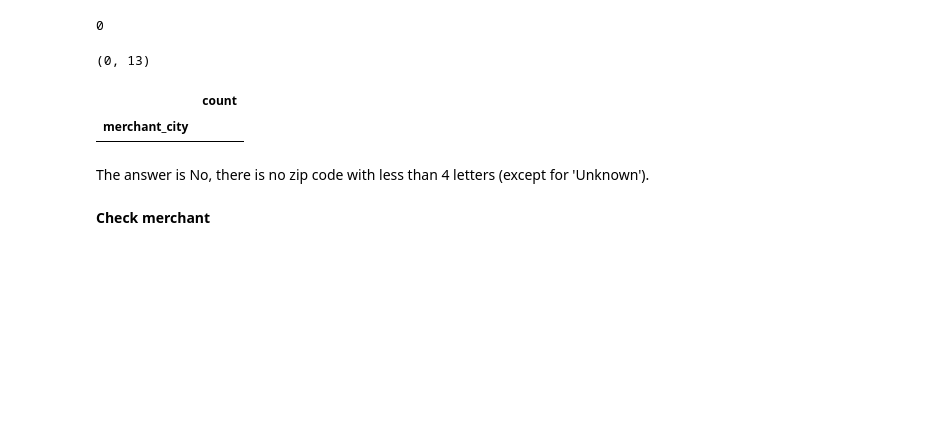
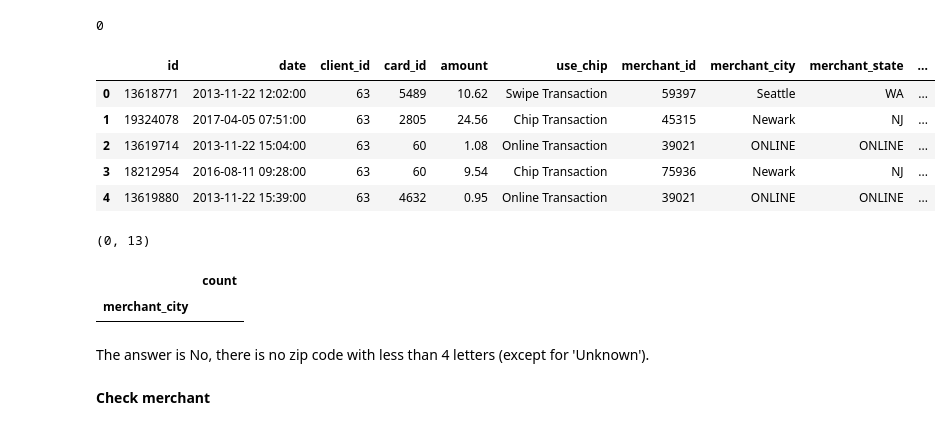
Before and after one commit to hlnetr21354/Financial-Transactions-Analysis, a Jupyter notebook: notebook/transform_data_eda.ipynb, the cells around one changed output. Cells and saved outputs as stored; diff of their text form; code cells hidden in the pictures; blank space fills up the shorter version.

Commit message:
Add new attributes named new_user, dtypes boolean

```diff
--- a/notebook/transform_data_eda.ipynb
+++ b/notebook/transform_data_eda.ipynb
@@ -263,6 +258,17 @@ txn_df.describe(include='all')
 print(txn_df.duplicated().sum())
 # %% [output]
 0
+# %%
+# Add new column 'new_user' label to indicate whether the user is new or not based on the first transaction date
+txn_df = new_user_label(txn_df)
+txn_df.head()
+# %% [output]
+|  | id | date | client_id | card_id | amount | use_chip | merchant_id | merchant_city | merchant_state | ... |
+| 0 | 13618771 | 2013-11-22 12:02:00 | 63 | 5489 | 10.62 | Swipe Transaction | 59397 | Seattle | WA | ... |
+| 1 | 19324078 | 2017-04-05 07:51:00 | 63 | 2805 | 24.56 | Chip Transaction | 45315 | Newark | NJ | ... |
+| 2 | 13619714 | 2013-11-22 15:04:00 | 63 | 60 | 1.08 | Online Transaction | 39021 | ONLINE | ONLINE | ... |
+| 3 | 18212954 | 2016-08-11 09:28:00 | 63 | 60 | 9.54 | Chip Transaction | 75936 | Newark | NJ | ... |
+| 4 | 13619880 | 2013-11-22 15:39:00 | 63 | 4632 | 0.95 | Online Transaction | 39021 | ONLINE | ONLINE | ... |
 # %%
 # Check for null values in 'zip' column
 check_null = pd.DataFrame(txn_df[txn_df['zip'].isnull()])
```
Also changed, not shown: parts of 2 cells of this notebook, 2 other files.
